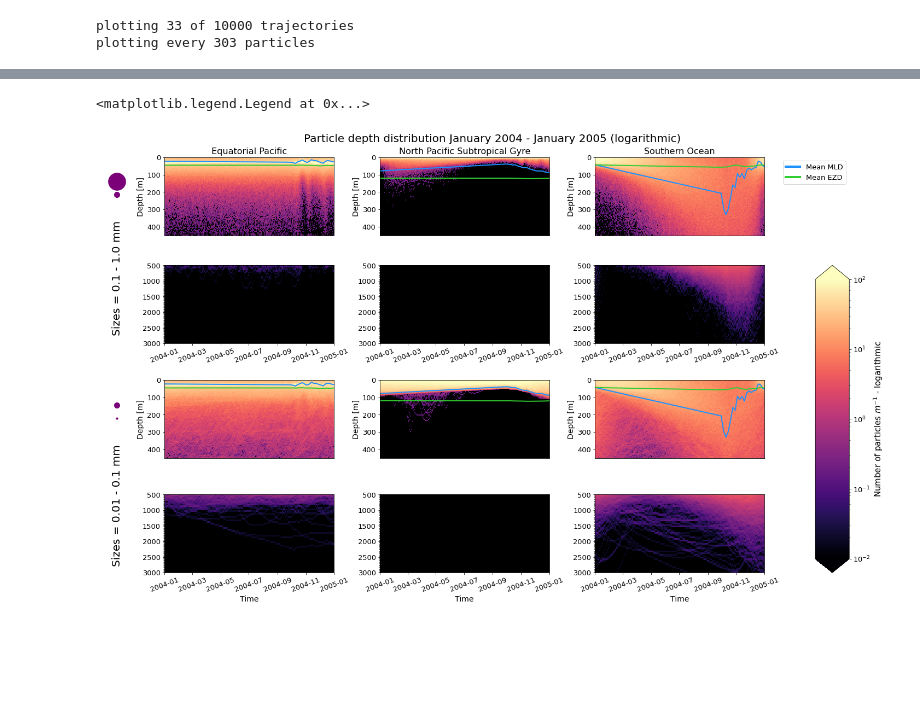
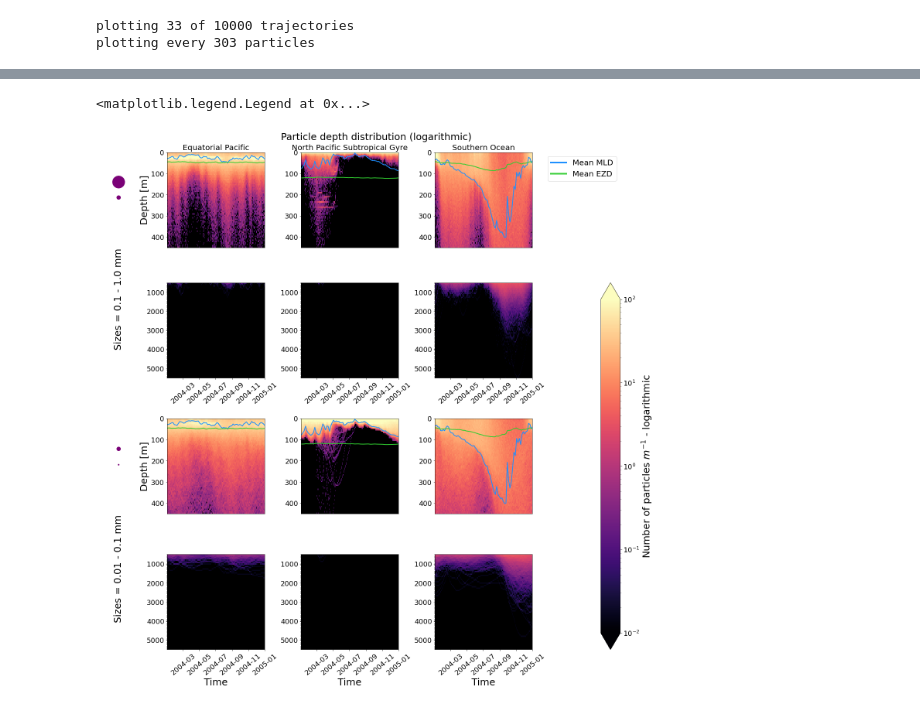
Before and after one commit to OceanParcels/biofouling_3dtransport_2, a Jupyter notebook: Analysis/Locations.ipynb, the cells around one changed output, grey strips where cells are left out. Cells and saved outputs as stored; diff of their text form; code cells hidden in the pictures; blank space fills up the shorter version.

```diff
--- a/Analysis/Locations.ipynb
+++ b/Analysis/Locations.ipynb
@@ -94,5 +88,5 @@ ezlist = [ezd_clim_0, ezd_clim_1, ezd_clim_2]
 # %%
-obs_ids=[-733,-1]  # one year
+obs_ids=[-time_plot,-1]  # one year
 #obs_ids=[-1463,-1]  # two years
 # %%
 for ds in dslist:
@@ -156,7 +150,7 @@ split_ds_1 = list(ds_1.groupby_bins('r_pl',sizebinedges[::-1]))[::-1]
 split_ds_2 = list(ds_2.groupby_bins('r_pl',sizebinedges[::-1]))[::-1]
 split_dslist = [split_ds_0, split_ds_1,split_ds_2]
 # %%
-depthbins = np.concatenate((np.linspace(0,450,73), np.linspace(500,3000,51)))
+depthbins = np.concatenate((np.linspace(0,450,73), np.linspace(500,5500,76)))
 sub_depths = [[0,73],[73,len(depthbins)]]
 starttimes=(ds_2['time'][0,obs_ids[0]:obs_ids[1]]-np.timedelta64(int(outputdt/2.), 'h')).values
 endtime = (ds_2['time'][0,obs_ids[1]]+np.timedelta64(int(outputdt/2.), 'h')).values
@@ -164,15 +158,15 @@ timebins = np.append(starttimes,endtime)
 daybins =(timebins-timebins[0]).astype(np.float64)*(np.timedelta64(1,'ns') / np.timedelta64(1,'D'))
 timeperiod = obs_ids[1]-obs_ids[0]
 # %%
-depth_densities = np.zeros((len(dslist),len(split_ds_2),timeperiod,len(depthbins)-1))
-depth_numbers = np.zeros((len(dslist),len(split_ds_2),timeperiod,len(depthbins)-1))
+# depth_densities = np.zeros((len(dslist),len(split_ds_2),timeperiod,len(depthbins)-1))
+# depth_numbers = np.zeros((len(dslist),len(split_ds_2),timeperiod,len(depthbins)-1))
 
-for k in range(len(dslist)):
-    split_ds = split_dslist[k]
-    for i in range(len(depth_densities[0])):
-        for j in range(timeperiod):
-            values, bins = np.histogram(split_ds[i][1]['z'].isel(obs=obs_ids[0]+j), depthbins)
-            depth_numbers[k,i,j] = values/np.diff(depthbins)
+# for k in range(len(dslist)):
+#     split_ds = split_dslist[k]
+#     for i in range(len(depth_densities[0])):
+#         for j in range(timeperiod):
+#             values, bins = np.histogram(split_ds[i][1]['z'].isel(obs=obs_ids[0]+j), depthbins)
+#             depth_numbers[k,i,j] = values/np.diff(depthbins)
 # %%
 for k in range(len(dslist)):
     split_ds = split_dslist[k]
@@ -182,6 +284,6 @@ depth_cmap = copy(plt.get_cmap('magma'))
 # %%
-fig = plt.figure(figsize=(20,12),constrained_layout=True)
-gs = gridspec.GridSpec(ncols=5, nrows=4, width_ratios=[0.2,1,1,1,0.2], figure=fig)
+fig = plt.figure(figsize=(20,20),constrained_layout=True)
+gs = gridspec.GridSpec(ncols=5, nrows=4, width_ratios=[0.4,1,1,1,0.2], figure=fig)
 ax1 = fig.add_subplot(gs[:2, 0])
 ax2 = fig.add_subplot(gs[2:, 0])
 
@@ -208,47 +310,51 @@ for i, ax_r in enumerate(axes[1:]):   # column: region
     for c, ax_s in enumerate(ax_r):   # row: size
         for j, ax in enumerate(ax_s): # subfigure: depth
             ax.set_facecolor('k')
-            ax.tick_params(axis='both', labelsize=13)
+            ax.tick_params(axis='both', labelsize=18)#13
             pc = ax.pcolormesh(timebins,depthbins[sub_depths[j][0]:sub_depths[j][1]],depth_numbers[i,c,:,sub_depths[j][0]:sub_depths[j][1]-1].T, cmap=depth_cmap,norm=mcolors.LogNorm(vmin=1e-2, vmax=1e2))
             if j == 0:
                 ax.plot(dslist[i]['time'][0,obs_ids[0]:obs_ids[1]], mldlist[i][obs_ids[0]:obs_ids[1]], linewidth=2, c='dodgerblue', label='Mean Mixed Layer Depth')
                 ax.plot(dslist[i]['time'][0,obs_ids[0]:obs_ids[1]], ezlist[i][obs_ids[0]:obs_ids[1]], linewidth=2, c='limegreen', label='Mean Euphotic Depth')
                 ax.tick_params(
                     axis='x',          # changes apply to the x-axis
                     which='both',      # both major and minor ticks are affected
                     bottom=False,      # ticks along the bottom edge are off
                     top=False,         # ticks along the top edge are off
                     labelbottom=False) # labels along the bottom edge are off
-                ax.set_ylabel('Depth [m]', fontsize=14)
+                #ax.set_ylabel('Depth [m]', fontsize=18)#14
                 ax.set_ylim(depthbins[sub_depths[j][1]-1], depthbins[sub_depths[j][0]])
                 if c == 0:
-                    ax.set_title(regions[region[i]], fontsize=16)
+                    ax.set_title(regions[region[i]], fontsize=20)#16
+                if i == 0:
+                    ax.set_ylabel('Depth [m]', fontsize=25)#14
             if j == 1:
                 ax.set_ylim(depthbins[sub_depths[j][1]-1], depthbins[sub_depths[j][0]])
                 ax.set_yticks(np.linspace(depthbins[sub_depths[j][1]-1], depthbins[sub_depths[j][0]],100),minor=True)
-                ax.tick_params(axis='x', rotation=20)
+                ax.tick_params(axis='x', rotation=40) #20)
                 if c == 1:
-                    ax.set_xlabel('Time', fontsize=14)
+                    ax.set_xlabel('Time', fontsize=25) #14)
 
 
 cb = fig.colorbar(pc, cax=ax15, extend='both')
-cb.set_label('Number of particles $m^{-1}$ - logarithmic', size=15)
-cb.ax.tick_params(labelsize=13)
+cb.set_label('Number of particles $m^{-1}$ - logarithmic', size=25) #15)
+cb.ax.tick_params(labelsize=18) #13)
 
-fig.suptitle('Particle depth distribution January 2004 - January 2005 (logarithmic)', fontsize=20)
-
+fig.suptitle('Particle depth distribution (logarithmic)', fontsize=25) #20) #January 2004 - January 2005
+#plt.subplots_adjust(top=0.92)
+#fig.tight_layout(h_pad=1)
+#fig.tight_layout()
 for k, ds_r in enumerate(split_ds):
     axes[0][k].scatter(0.5,0.87,s=sizebinedges[k]*1000000,color=r_pl_clist[0])
     axes[0][k].scatter(0.5,0.80,s=sizebinedges[k+1]*1000000,color=r_pl_clist[0])
     axes[0][k].set_ylim(0,1)
-    axes[0][k].text(0.5,0.35,'Sizes = '+ str(ds_r[0].left*1000)+' - '+str(ds_r[0].right*1000)+' mm',rotation=90, fontsize=20, horizontalalignment='center',verticalalignment='center')
+    axes[0][k].text(0.5,0.35,'Sizes = '+ str(ds_r[0].left*1000)+' - '+str(ds_r[0].right*1000)+' mm',rotation=90, fontsize=25, horizontalalignment='center',verticalalignment='center')
     axes[0][k].axis('off')
 
 custom_lines = [Line2D([0], [0], color='dodgerblue', lw=4),
                 Line2D([0], [0], color='limegreen', lw=4)]
 
 ax16.axis('off')
-ax16.legend(custom_lines, ["Mean MLD", "Mean EZD"], loc='upper right', fontsize=13)
+ax16.legend(custom_lines, ["Mean MLD", "Mean EZD"], loc='upper right', fontsize=20) #13)
 # %% [output]
 <matplotlib.legend.Legend at 0x...>
-[figure, old version]
+[figure, new version]
```
Also changed, not shown: parts of 19 cells of this notebook, 6 other files.
